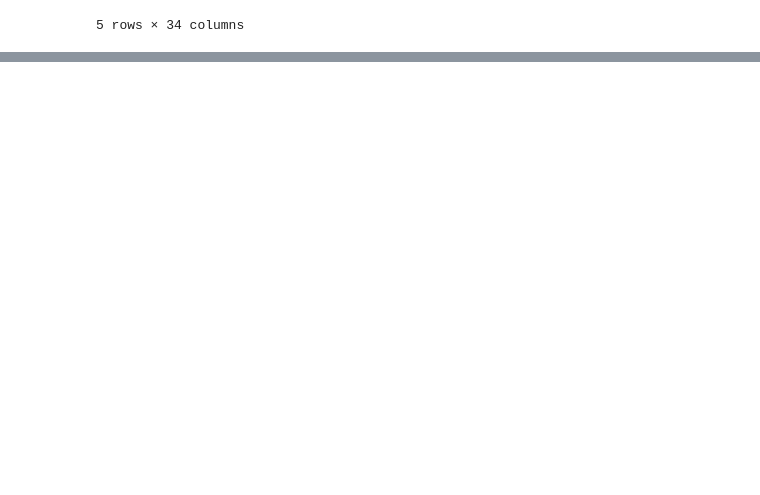
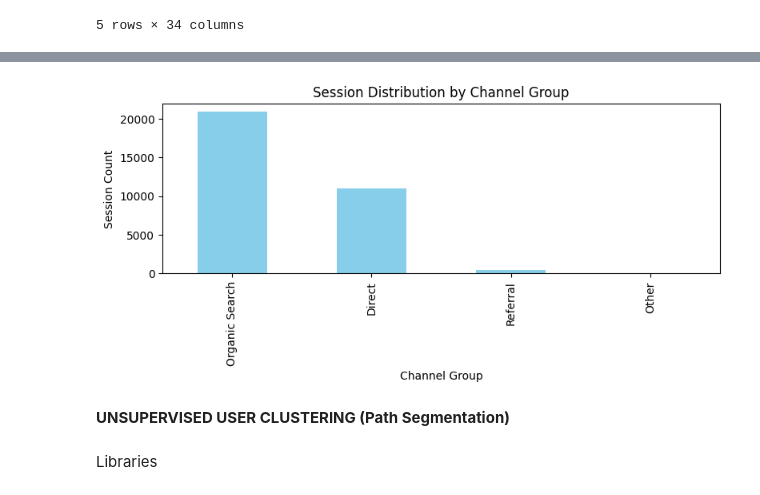
Before and after one commit to DorothyOduor/Markov-Chain-Model, a Jupyter notebook: MarkovChainModel.ipynb, the cells around one changed output, grey strips where cells are left out. Saved outputs shown, nothing was run; the diff lists cells and outputs as text; code cells hidden in the pictures; blank space fills up the shorter version.

```diff
--- a/MarkovChainModel.ipynb
+++ b/MarkovChainModel.ipynb
@@ -106,3 +106,7 @@ Cleaned Shape: 32380 rows remaining (71.3% of raw data retained)
 | 3 | July | 1.000256e+08 | 1784616575 | 1 | 3 | 6 | ... |
 | 4 | July | 1.000256e+08 | 1785177362 | 2 | 1 | 2 | ... |
 5 rows × 34 columns
+# %%
+# Calculate repetition ratio: (original path_length - clean_step_count) / original path_length
+# Handle cases where path_length might be 0 to avoid division by zero
+df['repetition_ratio'] = df.apply(lambda row: (row['path_length'] - row['clean_step_count']) / row['path_length'] if row['path_length'] > 0 else 0, axis=1)
@@ -108,0 +139,15 @@ Cleaned Shape: 32380 rows remaining (71.3% of raw data retained)
+# %%
+# Check distribution of user acquisition channels
+plt.figure(figsize=(8, 4))
+df['default_channel_group'].value_counts().plot(kind='bar', color='skyblue')
+plt.title('Session Distribution by Channel Group')
+plt.xlabel('Channel Group')
+plt.ylabel('Session Count')
+plt.tight_layout()
+plt.show()
+# %% [output]
+[figure, added]
+# %% [markdown]
+**UNSUPERVISED USER CLUSTERING (Path Segmentation)**
+# %% [markdown]
+Libraries
```
Also changed, not shown: parts of 13 cells of this notebook.
